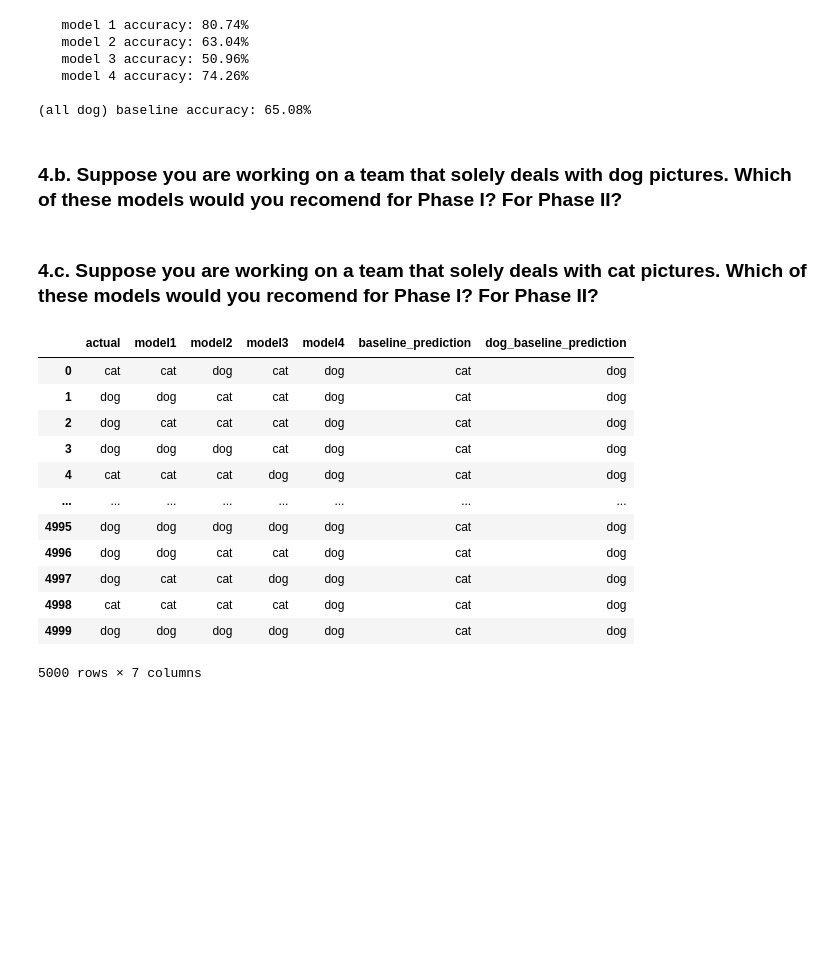
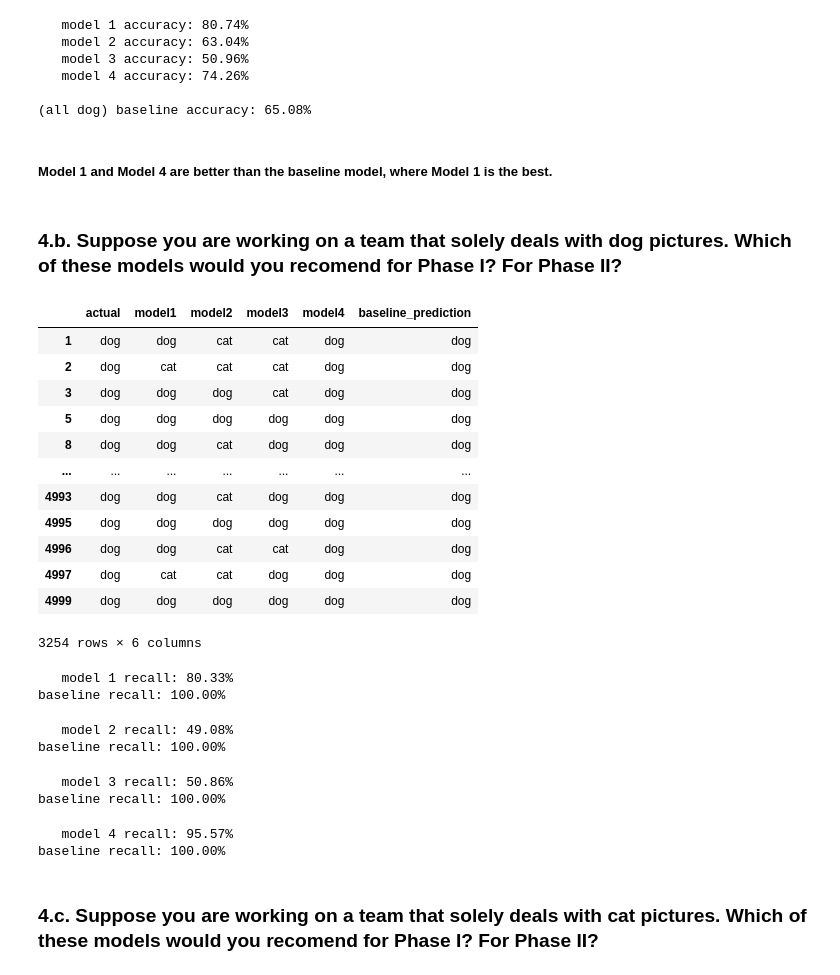
Before and after one commit to veronica-f-reyes/classification-exercises, a Jupyter notebook: model_evaluation.ipynb, the cells around one changed output. Cells and saved outputs as stored; diff of their text form; code cells hidden in the pictures; blank space fills up the shorter version.

Commit message:
Adding Intro to Modeling

```diff
--- a/model_evaluation.ipynb
+++ b/model_evaluation.ipynb
@@ -215,5 +217,66 @@ print(f'(all dog) baseline accuracy: {dog_baseline_accuracy:.2%}')
    model 4 accuracy: 74.26%
 
 (all dog) baseline accuracy: 65.08%
+# %% [markdown]
+##### Model 1 and Model 4 are better than the baseline model, where Model 1 is the best.
 # %% [markdown]
 ### 4.b. Suppose you are working on a team that solely deals with dog pictures. Which of these models would you recomend for Phase I? For Phase II?
+# %%
+# Recall - calculate on subset of data
+# only look at subset of actual positives (i.e actual == dog)
+subset = df[df.actual == 'dog']
+subset
+# %% [output]
+|  | actual | model1 | model2 | model3 | model4 | baseline_prediction |
+| 1 | dog | dog | cat | cat | dog | dog |
+| 2 | dog | cat | cat | cat | dog | dog |
+| 3 | dog | dog | dog | cat | dog | dog |
+| 5 | dog | dog | dog | dog | dog | dog |
+| 8 | dog | dog | cat | dog | dog | dog |
+| ... | ... | ... | ... | ... | ... | ... |
+| 4993 | dog | dog | cat | dog | dog | dog |
+| 4995 | dog | dog | dog | dog | dog | dog |
+| 4996 | dog | dog | cat | cat | dog | dog |
+| 4997 | dog | cat | cat | dog | dog | dog |
+| 4999 | dog | dog | dog | dog | dog | dog |
+3254 rows × 6 columns
+# %%
+# calculate recall for model and baseline
+model1_recall = (subset.actual == subset.model1).mean()
+baseline_recall =  (subset.actual == subset.baseline_prediction).mean()
+
+print(f'   model 1 recall: {model1_recall:.2%}')
+print(f'baseline recall: {baseline_recall:.2%}')
+# %% [output]
+   model 1 recall: 80.33%
+baseline recall: 100.00%
+# %%
+# calculate recall for model and baseline
+model2_recall = (subset.actual == subset.model2).mean()
+baseline_recall =  (subset.actual == subset.baseline_prediction).mean()
+
+print(f'   model 2 recall: {model2_recall:.2%}')
+print(f'baseline recall: {baseline_recall:.2%}')
+# %% [output]
+   model 2 recall: 49.08%
+baseline recall: 100.00%
+# %%
+# calculate recall for model and baseline
+model3_recall = (subset.actual == subset.model3).mean()
+baseline_recall =  (subset.actual == subset.baseline_prediction).mean()
+
+print(f'   model 3 recall: {model3_recall:.2%}')
+print(f'baseline recall: {baseline_recall:.2%}')
+# %% [output]
+   model 3 recall: 50.86%
+baseline recall: 100.00%
+# %%
+# calculate recall for model and baseline
+model4_recall = (subset.actual == subset.model4).mean()
+baseline_recall =  (subset.actual == subset.baseline_prediction).mean()
+
+print(f'   model 4 recall: {model4_recall:.2%}')
+print(f'baseline recall: {baseline_recall:.2%}')
+# %% [output]
+   model 4 recall: 95.57%
+baseline recall: 100.00%
@@ -220,19 +286,2 @@ print(f'(all dog) baseline accuracy: {dog_baseline_accuracy:.2%}')
 # %% [markdown]
 ### 4.c. Suppose you are working on a team that solely deals with cat pictures. Which of these models would you recomend for Phase I? For Phase II?
-# %%
-df['baseline_prediction']='cat'
-df
-# %% [output]
-|  | actual | model1 | model2 | model3 | model4 | baseline_prediction | dog_baseline_prediction |
-| 0 | cat | cat | dog | cat | dog | cat | dog |
-| 1 | dog | dog | cat | cat | dog | cat | dog |
-| 2 | dog | cat | cat | cat | dog | cat | dog |
-| 3 | dog | dog | dog | cat | dog | cat | dog |
-| 4 | cat | cat | cat | dog | dog | cat | dog |
-| ... | ... | ... | ... | ... | ... | ... | ... |
-| 4995 | dog | dog | dog | dog | dog | cat | dog |
-| 4996 | dog | dog | cat | cat | dog | cat | dog |
-| 4997 | dog | cat | cat | dog | dog | cat | dog |
-| 4998 | cat | cat | cat | cat | dog | cat | dog |
-| 4999 | dog | dog | dog | dog | dog | cat | dog |
-5000 rows × 7 columns
```
Also changed, not shown: parts of 43 cells of this notebook, 2 other files.
